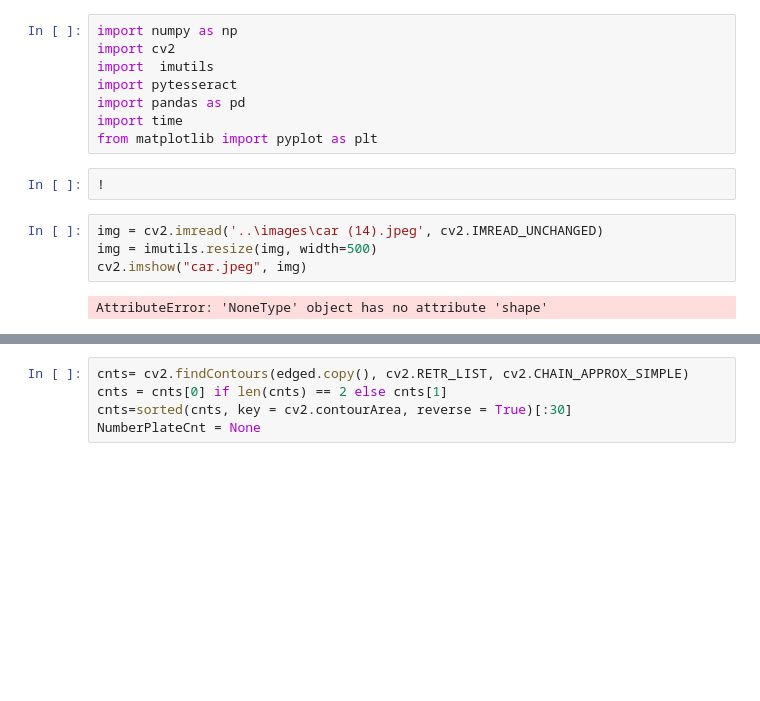
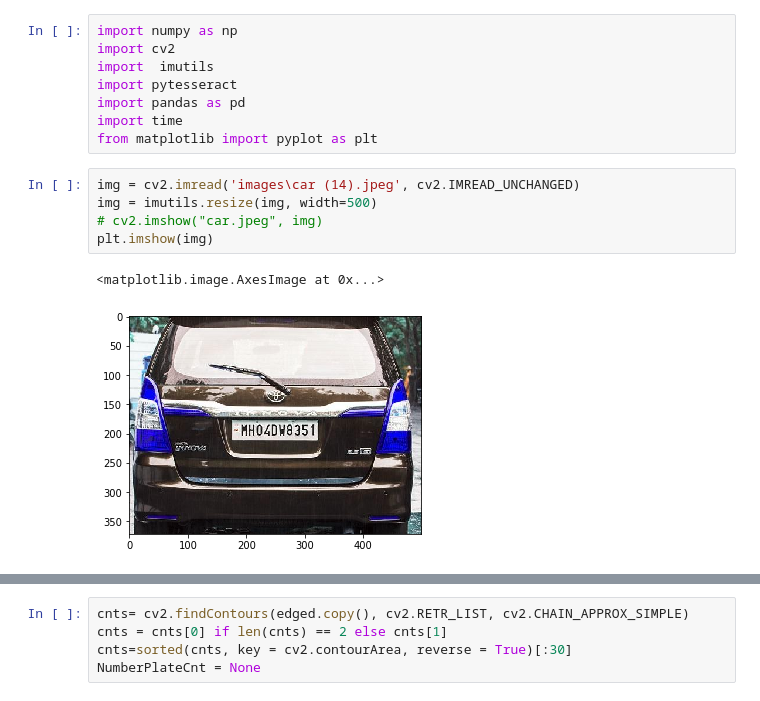
Before and after one commit to whysodark/License-Plate-Detection-and-Recognitition-LPDR-, a Jupyter notebook: Untitled.ipynb, the cells around one changed output, grey strips where cells are left out. Drawn from its saved outputs; the diff is of its cells as text; blank space fills up the shorter version.

```diff
--- a/Untitled.ipynb
+++ b/Untitled.ipynb
@@ -6,13 +6,13 @@ import pytesseract
 import pandas as pd
 import time
 from matplotlib import pyplot as plt
-# %%
-!
 # %%
-img = cv2.imread('..\images\car (14).jpeg', cv2.IMREAD_UNCHANGED)
+img = cv2.imread('images\car (14).jpeg', cv2.IMREAD_UNCHANGED)
 img = imutils.resize(img, width=500)
-cv2.imshow("car.jpeg", img)
+# cv2.imshow("car.jpeg", img)
+plt.imshow(img)
 # %% [output]
-AttributeError: 'NoneType' object has no attribute 'shape'
+<matplotlib.image.AxesImage at 0x...>
+[figure, added]
 # %%
 gray = cv2.cvtColor(img, cv2.COLOR_BGR2GRAY)
```
Also changed, not shown: parts of 5 cells of this notebook, 5 other files.
